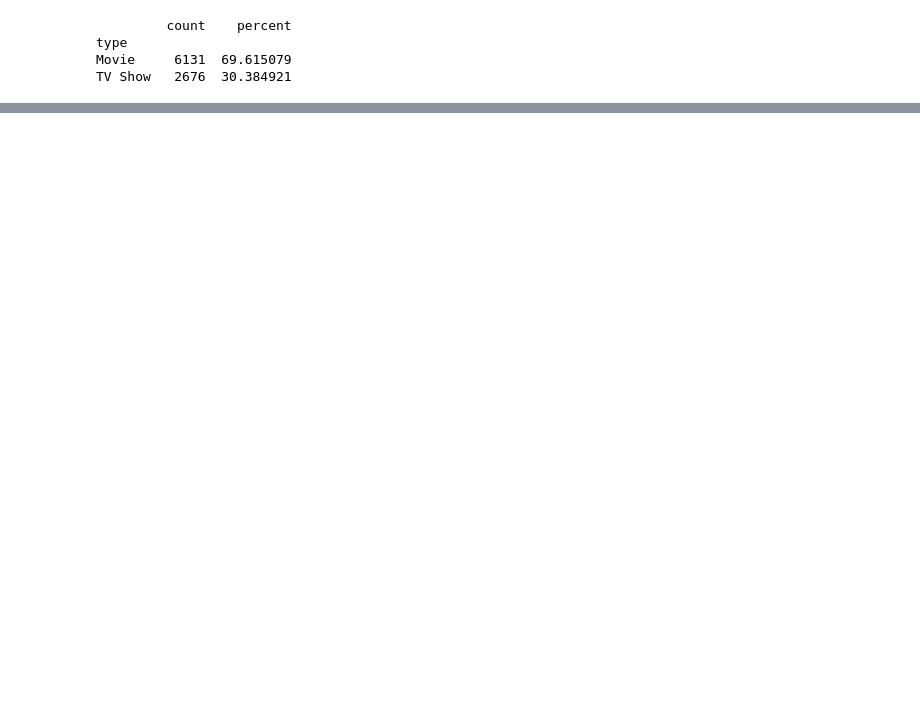
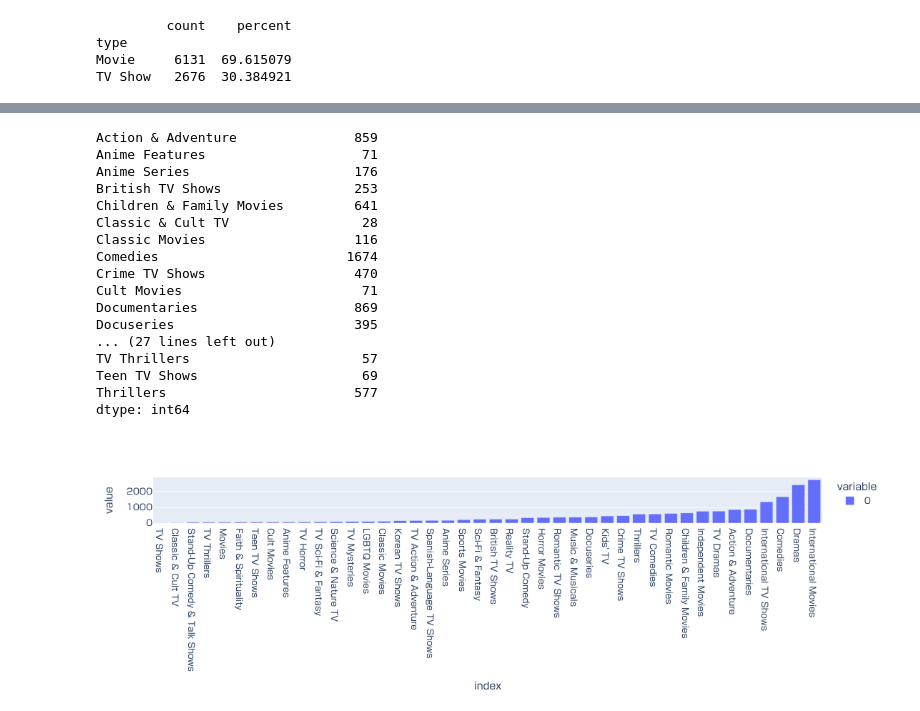
Before and after one commit to samuelbuqacquack/8PRO408-MiniProjet, a Jupyter notebook: jupyter/miniprojet.ipynb, the cells around one changed output, grey strips where cells are left out. Drawn from its saved outputs; the diff is of its cells as text; code cells hidden in the pictures; blank space fills up the shorter version.

```diff
--- a/jupyter/miniprojet.ipynb
+++ b/jupyter/miniprojet.ipynb
@@ -180,0 +213,8 @@ Name: type, Length: 119, dtype: int64
+# %%
+# --------------------------------------------------------------------------------------------------------------------------------------
+# On note la présence de recoupages. La stratégie ici sera de dupliquer
+#donnees_genre["listed_in"] = donnees_genre["listed_in"].apply(lambda x: pd.DataFrame(x.str))
+#donnees_genre = donnees.groupby("listed_in")["listed_in"].count()
+#print(donnees.groupby("listed_in").apply(lambda x: x["listed_in"].str.split[", "]))
+genres_split = donnees["listed_in"].str.split(pat=", ", expand=True)
+print(genres_split)
@@ -180,0 +236,30 @@ Name: type, Length: 119, dtype: int64
+# %%
+# --------------------------------------------------------------------------------------------------------------------------------------
+# On a obtenu un maximum de trois genres par entrée.
+# Il nous suffit de comptabiliser par chacune des trois colonnes et des les aditionner
+# (On prend soin de remplacer les NaN (genres non comptabilisés dans une colonne) par 0.)
+genres = [genres_split.groupby(0)[0].count(), genres_split.groupby(1)[1].count(), genres_split.groupby(2)[2].count()]
+genres[0] = genres[0].add(genres[1], fill_value=0)
+genres[0] = genres[0].add(genres[2], fill_value=0)
+genres = genres[0].astype("int64")
+print(genres)
+genres.sort_values().plot.bar(backend="plotly") # Affiche un graphique par fréquence
+# %% [output]
+Action & Adventure               859
+Anime Features                    71
+Anime Series                     176
+British TV Shows                 253
+Children & Family Movies         641
+Classic & Cult TV                 28
+Classic Movies                   116
+Comedies                        1674
+Crime TV Shows                   470
+Cult Movies                       71
+Documentaries                    869
+Docuseries                       395
+... (27 lines left out)
+TV Thrillers                      57
+Teen TV Shows                     69
+Thrillers                        577
+dtype: int64
+[figure, added]
```
Also changed, not shown: parts of 7 cells of this notebook.
